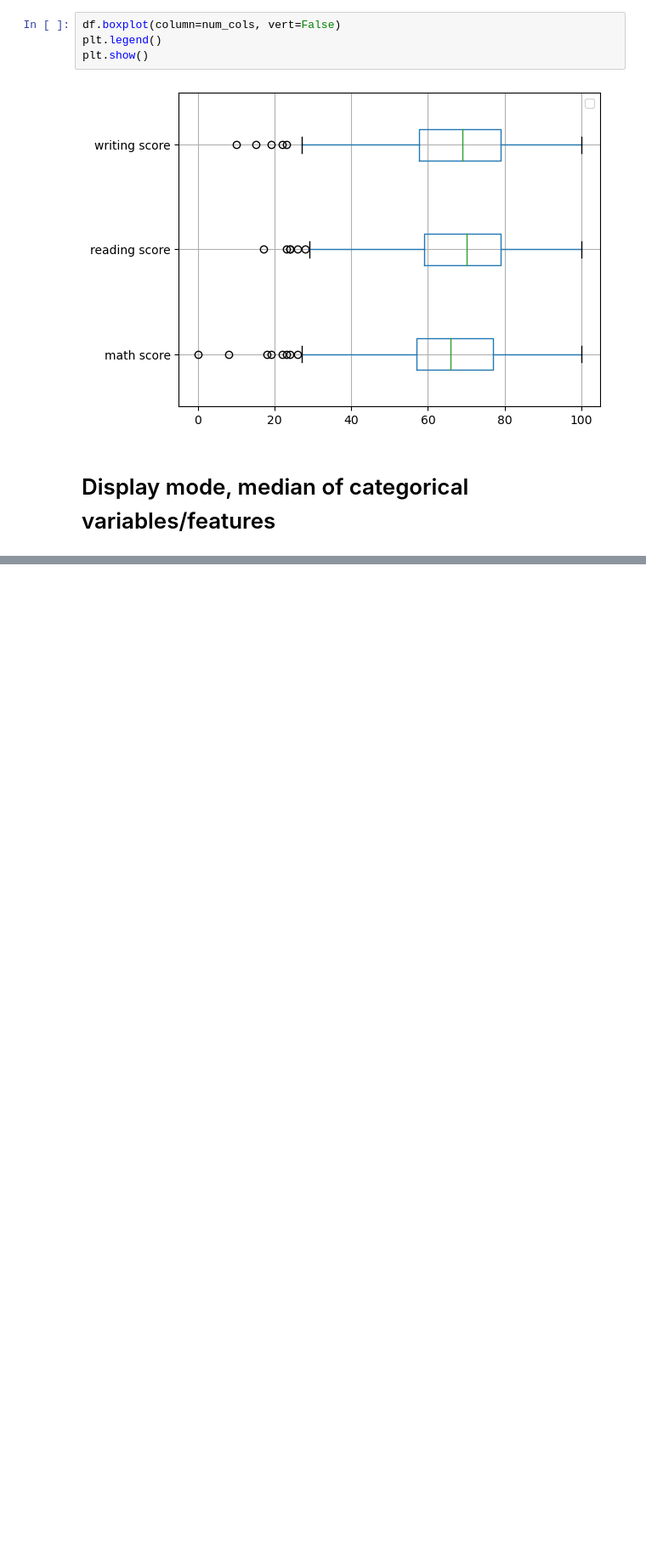
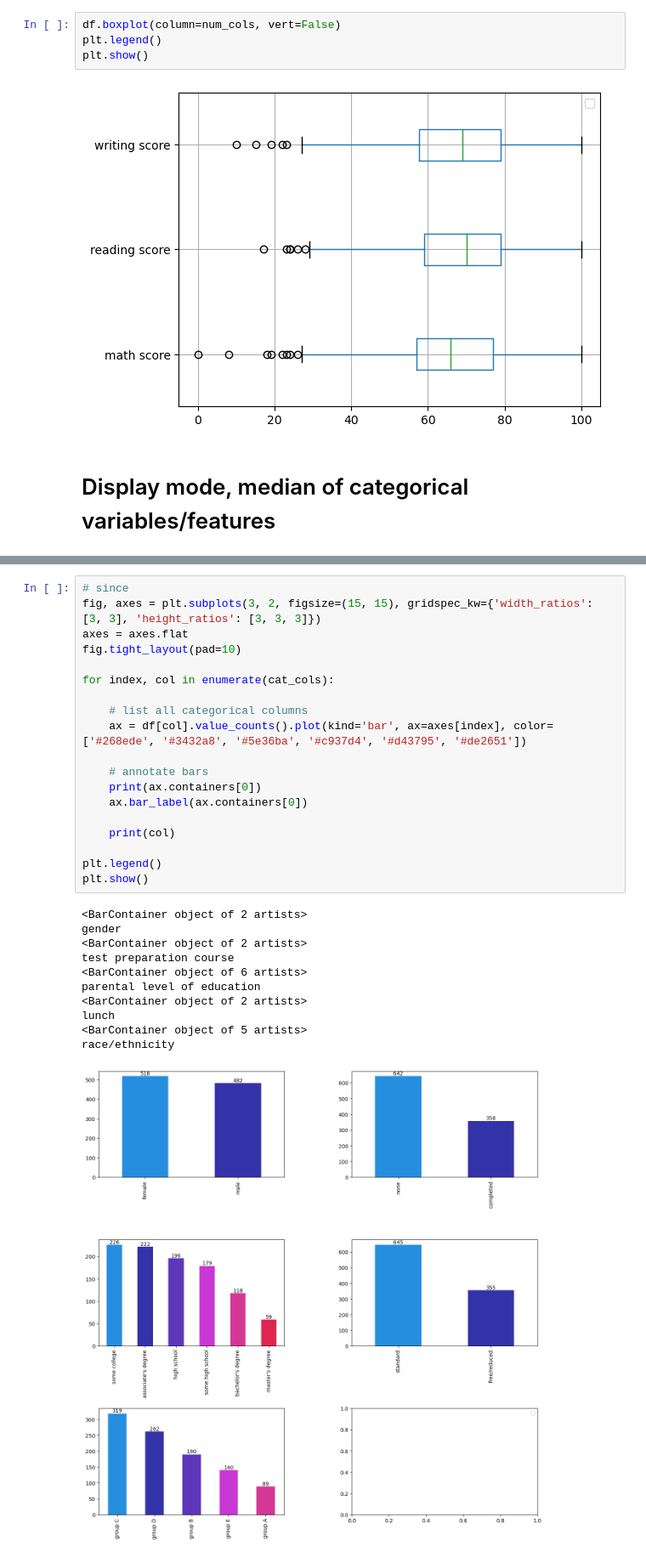
Before and after one commit to 08Aristodemus24/student-performance-eda, a Jupyter notebook: student-perfomance-in-exams-eda.ipynb, the cells around one changed output, grey strips where cells are left out. Shown at 85% size. Drawn from its saved outputs; the diff is of its cells as text; blank space fills up the shorter version.

```diff
--- a/student-perfomance-in-exams-eda.ipynb
+++ b/student-perfomance-in-exams-eda.ipynb
@@ -166,0 +173,31 @@ plt.show()
+# %%
+# since
+fig, axes = plt.subplots(3, 2, figsize=(15, 15), gridspec_kw={'width_ratios': [3, 3], 'height_ratios': [3, 3, 3]})
+axes = axes.flat
+fig.tight_layout(pad=10)
+
+for index, col in enumerate(cat_cols):
+
+    # list all categorical columns
+    ax = df[col].value_counts().plot(kind='bar', ax=axes[index], color=['#268ede', '#3432a8', '#5e36ba', '#c937d4', '#d43795', '#de2651'])
+
+    # annotate bars
+    print(ax.containers[0])
+    ax.bar_label(ax.containers[0])
+
+    print(col)
+
+plt.legend()
+plt.show()
+# %% [output]
+<BarContainer object of 2 artists>
+gender
+<BarContainer object of 2 artists>
+test preparation course
+<BarContainer object of 6 artists>
+parental level of education
+<BarContainer object of 2 artists>
+lunch
+<BarContainer object of 5 artists>
+race/ethnicity
+[figure, added]
```
Also changed, not shown: parts of 2 cells of this notebook.
